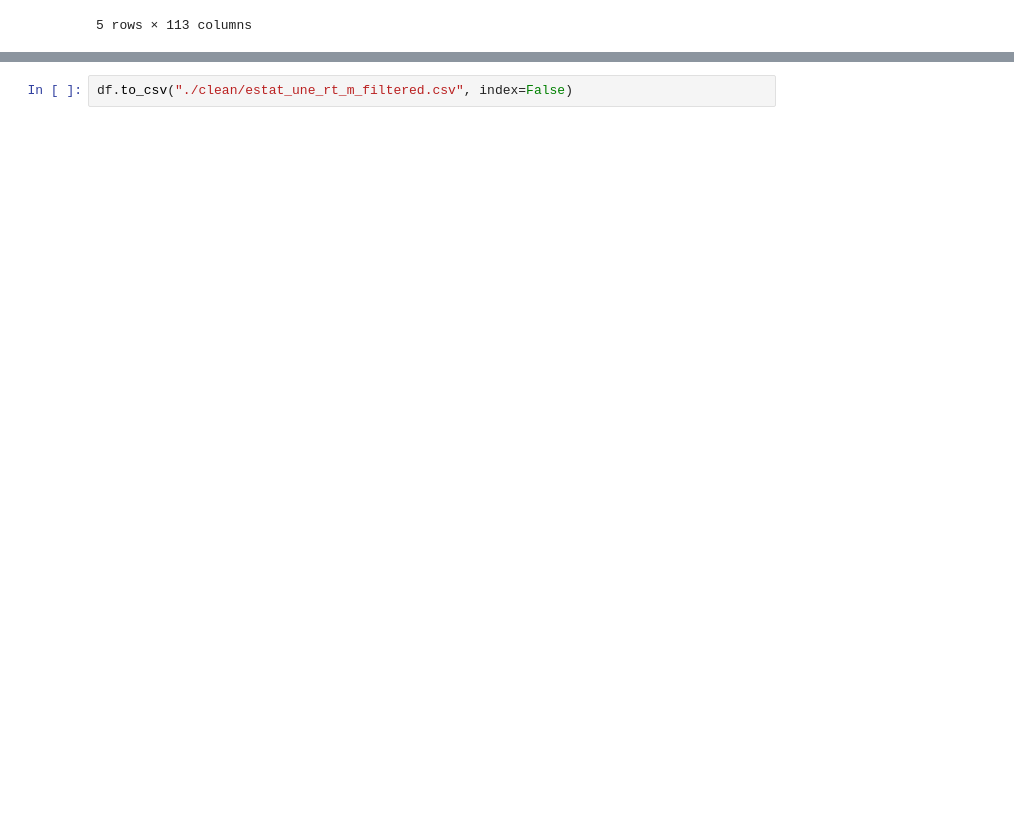
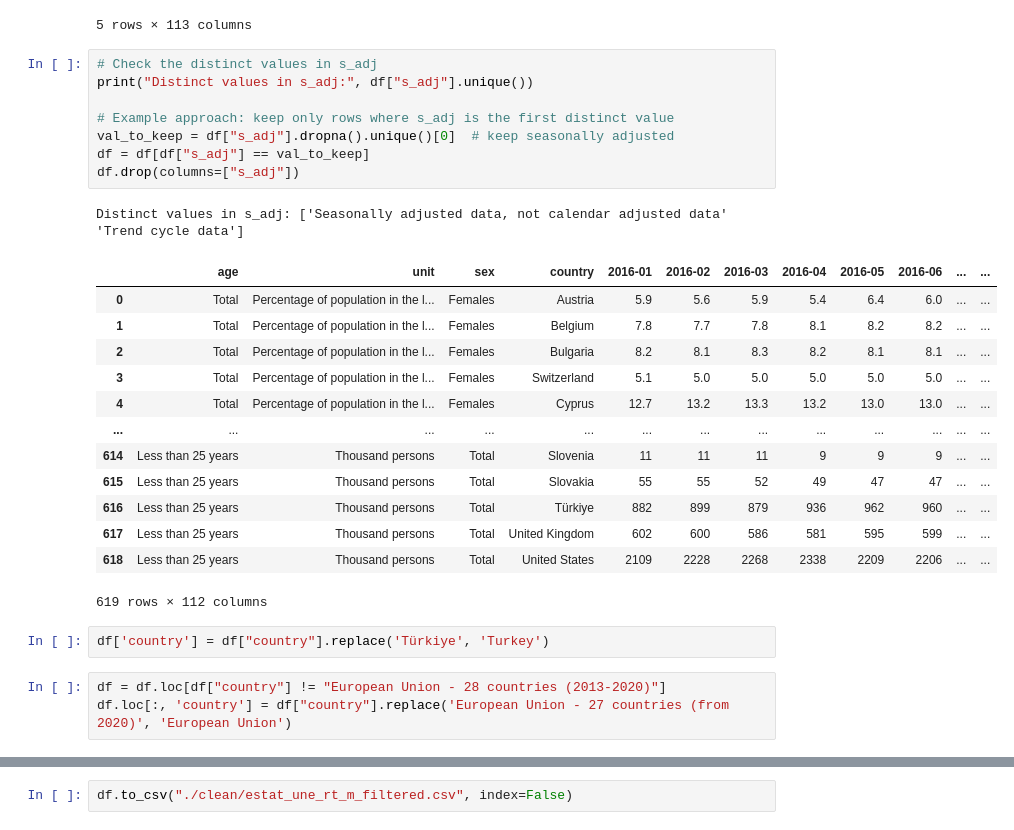
Before and after one commit to ChristianParodi/tristimuli-final-project, a Jupyter notebook: dataset/UNENPLOYMENT/preprocess_une.ipynb, the cells around one changed output, grey strips where cells are left out. Cells and saved outputs as stored; diff of their text form; blank space fills up the shorter version.

```diff
--- a/dataset/UNEMPLOYMENT/preprocess_une.ipynb
+++ b/dataset/UNENPLOYMENT/preprocess_une.ipynb
@@ -67,3 +67,31 @@ df.head()
 | 3 | Seasonally adjusted data, not cal... | Total | Percentage of population in the l... | Females | Switzerland | 5.1 | 5.0 | 5.0 | 5.0 | 5.0 | ... | ... |
 | 4 | Seasonally adjusted data, not cal... | Total | Percentage of population in the l... | Females | Cyprus | 12.7 | 13.2 | 13.3 | 13.2 | 13.0 | ... | ... |
 5 rows × 113 columns
+# %%
+# Check the distinct values in s_adj
+print("Distinct values in s_adj:", df["s_adj"].unique())
+
+# Example approach: keep only rows where s_adj is the first distinct value
+val_to_keep = df["s_adj"].dropna().unique()[0]  # keep seasonally adjusted
+df = df[df["s_adj"] == val_to_keep]
+df.drop(columns=["s_adj"])
+# %% [output]
+Distinct values in s_adj: ['Seasonally adjusted data, not calendar adjusted data' 'Trend cycle data']
+|  | age | unit | sex | country | 2016-01 | 2016-02 | 2016-03 | 2016-04 | 2016-05 | 2016-06 | ... | ... |
+| 0 | Total | Percentage of population in the l... | Females | Austria | 5.9 | 5.6 | 5.9 | 5.4 | 6.4 | 6.0 | ... | ... |
+| 1 | Total | Percentage of population in the l... | Females | Belgium | 7.8 | 7.7 | 7.8 | 8.1 | 8.2 | 8.2 | ... | ... |
+| 2 | Total | Percentage of population in the l... | Females | Bulgaria | 8.2 | 8.1 | 8.3 | 8.2 | 8.1 | 8.1 | ... | ... |
+| 3 | Total | Percentage of population in the l... | Females | Switzerland | 5.1 | 5.0 | 5.0 | 5.0 | 5.0 | 5.0 | ... | ... |
+| 4 | Total | Percentage of population in the l... | Females | Cyprus | 12.7 | 13.2 | 13.3 | 13.2 | 13.0 | 13.0 | ... | ... |
+| ... | ... | ... | ... | ... | ... | ... | ... | ... | ... | ... | ... | ... |
+| 614 | Less than 25 years | Thousand persons | Total | Slovenia | 11 | 11 | 11 | 9 | 9 | 9 | ... | ... |
+| 615 | Less than 25 years | Thousand persons | Total | Slovakia | 55 | 55 | 52 | 49 | 47 | 47 | ... | ... |
+| 616 | Less than 25 years | Thousand persons | Total | Türkiye | 882 | 899 | 879 | 936 | 962 | 960 | ... | ... |
+| 617 | Less than 25 years | Thousand persons | Total | United Kingdom | 602 | 600 | 586 | 581 | 595 | 599 | ... | ... |
+| 618 | Less than 25 years | Thousand persons | Total | United States | 2109 | 2228 | 2268 | 2338 | 2209 | 2206 | ... | ... |
+619 rows × 112 columns
+# %%
+df['country'] = df["country"].replace('Türkiye', 'Turkey')
+# %%
+df = df.loc[df["country"] != "European Union - 28 countries (2013-2020)"]
+df.loc[:, 'country'] = df["country"].replace('European Union - 27 countries (from 2020)', 'European Union')
```
Also changed, not shown: parts of 1 cell of this notebook, 9 other files.
